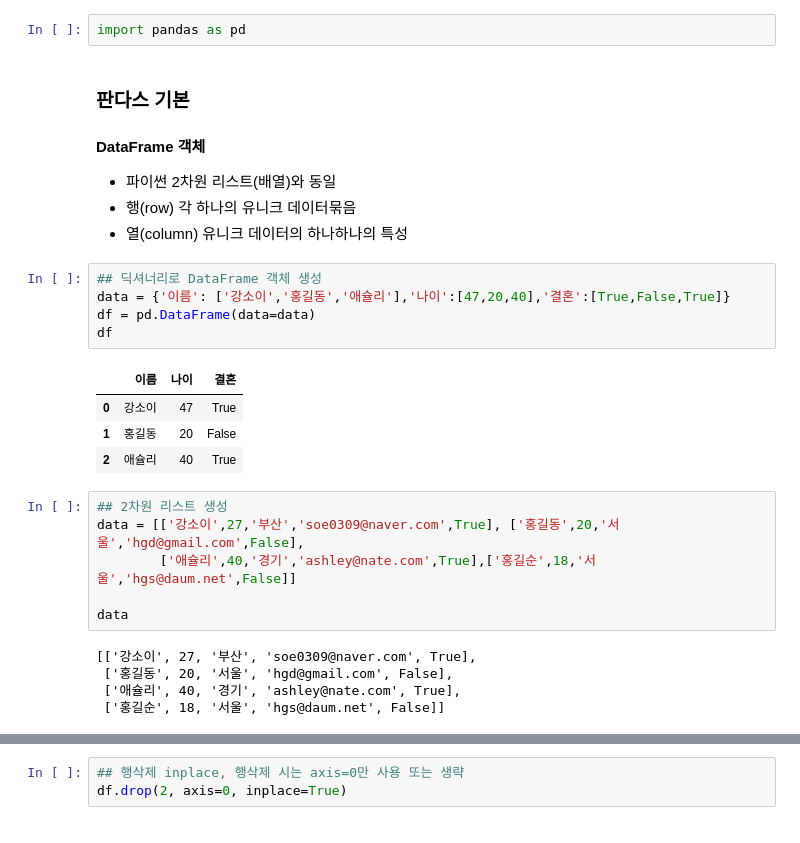
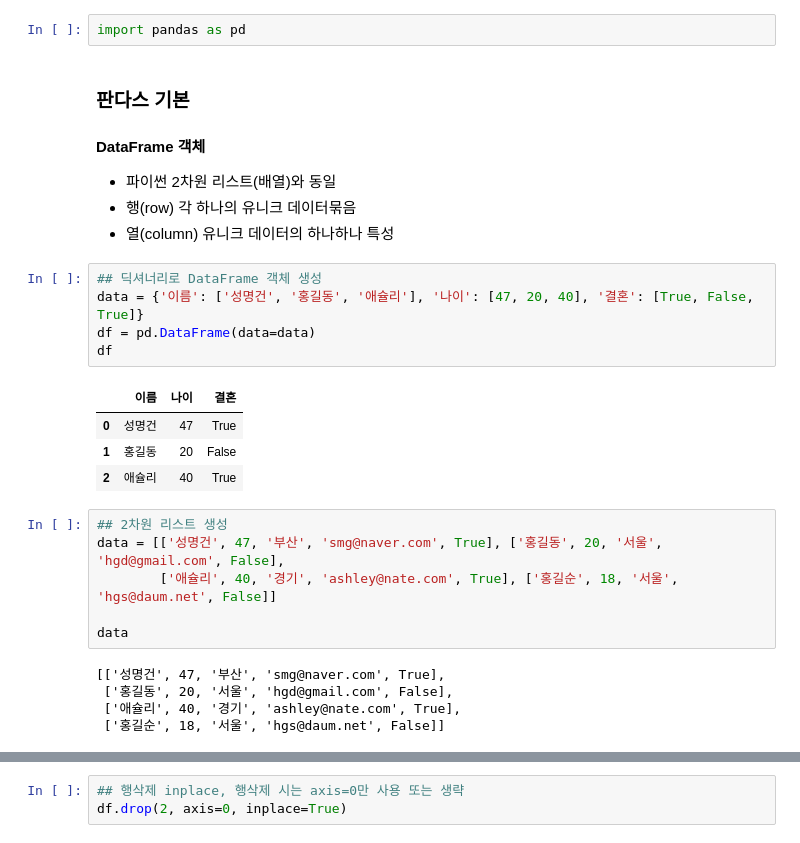
Before and after one commit to riversoso/bigdata-analysis-2024, a Jupyter notebook: day01/da01_pandas_basic.ipynb, the cells around one changed output, grey strips where cells are left out. Saved outputs shown, nothing was run; the diff lists cells and outputs as text.

```diff
--- a/day01/day01_pandas_basic.ipynb
+++ b/day01/da01_pandas_basic.ipynb
@@ -30,25 +30,25 @@ import pandas as pd
 #### DataFrame 객체
 - 파이썬 2차원 리스트(배열)와 동일
 - 행(row) 각 하나의 유니크 데이터묶음
-- 열(column) 유니크 데이터의 하나하나의 특성
+- 열(column) 유니크 데이터의 하나하나 특성
 # %%
 ## 딕셔너리로 DataFrame 객체 생성
-data = {'이름': ['강소이','홍길동','애슐리'],'나이':[47,20,40],'결혼':[True,False,True]}
+data = {'이름': ['성명건', '홍길동', '애슐리'], '나이': [47, 20, 40], '결혼': [True, False, True]}
 df = pd.DataFrame(data=data)
 df
 # %% [output]
 |  | 이름 | 나이 | 결혼 |
-| 0 | 강소이 | 47 | True |
+| 0 | 성명건 | 47 | True |
 | 1 | 홍길동 | 20 | False |
 | 2 | 애슐리 | 40 | True |
 # %%
 ## 2차원 리스트 생성
-data = [['강소이',27,'부산','soe0309@naver.com',True], ['홍길동',20,'서울','hgd@gmail.com',False],
-        ['애슐리',40,'경기','ashley@nate.com',True],['홍길순',18,'서울','hgs@daum.net',False]]
+data = [['성명건', 47, '부산', 'smg@naver.com', True], ['홍길동', 20, '서울', 'hgd@gmail.com', False],
+        ['애슐리', 40, '경기', 'ashley@nate.com', True], ['홍길순', 18, '서울', 'hgs@daum.net', False]]
 
 data
 # %% [output]
-[['강소이', 27, '부산', 'soe0309@naver.com', True],
+[['성명건', 47, '부산', 'smg@naver.com', True],
  ['홍길동', 20, '서울', 'hgd@gmail.com', False],
  ['애슐리', 40, '경기', 'ashley@nate.com', True],
  ['홍길순', 18, '서울', 'hgs@daum.net', False]]
```
Also changed, not shown: parts of 53 cells of this notebook, 4 other files.
